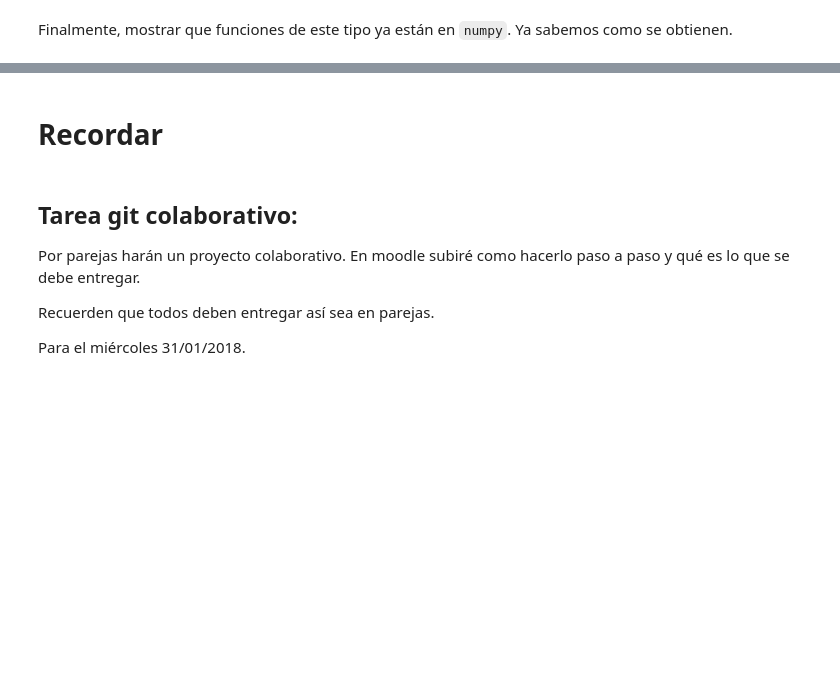
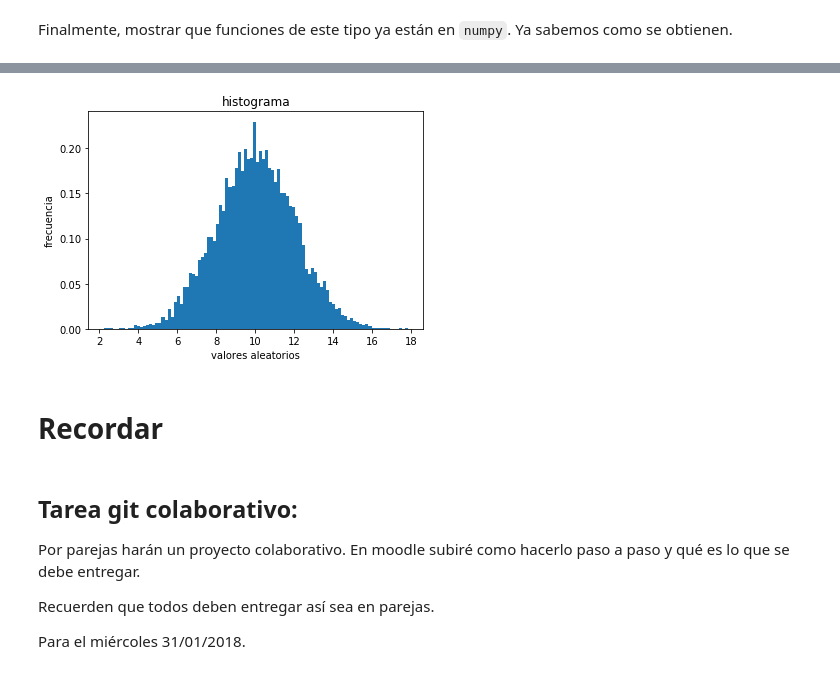
Before and after one commit to esjimenezro/SimRC2018-1, a Jupyter notebook: Modulo1/Clase4_NumerosPseudoaleatorios.ipynb, the cells around one changed output, grey strips where cells are left out. Saved outputs shown, nothing was run; the diff lists cells and outputs as text; code cells hidden in the pictures; blank space fills up the shorter version.

```diff
--- a/Modulo1/Clase4_NumerosPseudoaleatorios.ipynb
+++ b/Modulo1/Clase4_NumerosPseudoaleatorios.ipynb
@@ -305,3 +348,13 @@ Finalmente, mostrar que funciones de este tipo ya están en `numpy`. Ya sabemos
+# %%
+x = np.random.normal(10,2,10**4)
+
+plt.hist(x, 100, normed=True)
+plt.xlabel('valores aleatorios')
+plt.ylabel('frecuencia')
+plt.title('histograma')
+plt.show()
+# %% [output]
+[figure, added]
 # %% [markdown]
 # Recordar
 # %% [markdown]
```
Also changed, not shown: parts of 11 cells of this notebook, 1 other file.
